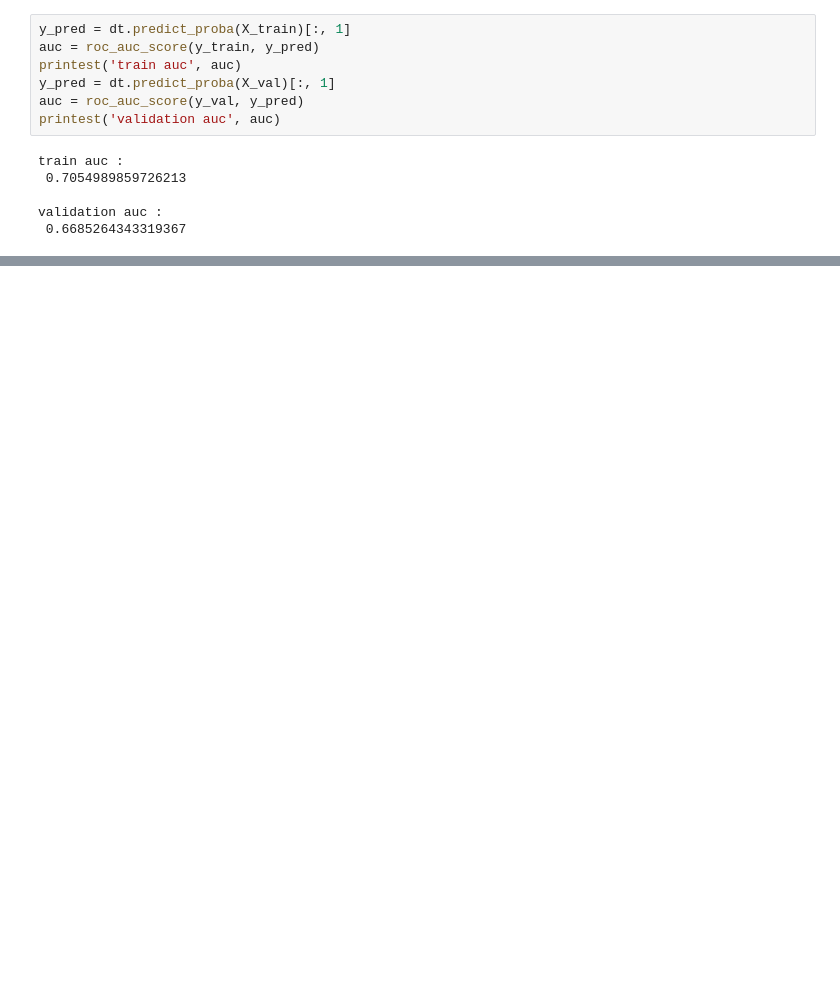
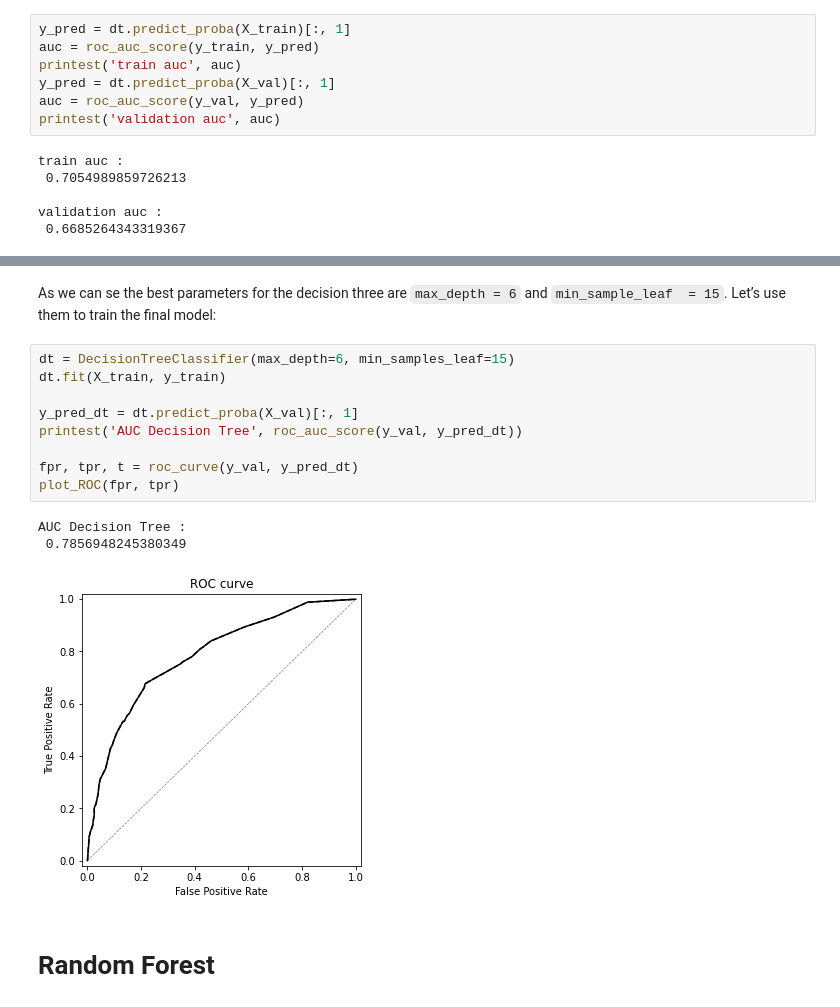
Before and after one commit to marcosbenicio/data-science, a Jupyter notebook: 05DecisionTrees/credit_scoring.ipynb, the cells around one changed output, grey strips where cells are left out. Saved outputs shown, nothing was run; the diff lists cells and outputs as text; blank space fills up the shorter version.

```diff
--- a/05DecisionTrees/credit_scoring.ipynb
+++ b/05DecisionTrees/credit_scoring.ipynb
@@ -427,0 +517,17 @@ validation auc :
+# %% [markdown]
+As we can se the best parameters for the decision three are ``max_depth = 6`` and ``min_sample_leaf  = 15``. Let’s use them to train the final model:
+# %%
+dt = DecisionTreeClassifier(max_depth=6, min_samples_leaf=15)
+dt.fit(X_train, y_train)
+
+y_pred_dt = dt.predict_proba(X_val)[:, 1]
+printest('AUC Decision Tree', roc_auc_score(y_val, y_pred_dt))
+
+fpr, tpr, t = roc_curve(y_val, y_pred_dt)
+plot_ROC(fpr, tpr)
+# %% [output]
+AUC Decision Tree :
+ 0.7856948245380349
+[figure, added]
+# %% [markdown]
+# Random Forest
```
Also changed, not shown: parts of 26 cells of this notebook.
